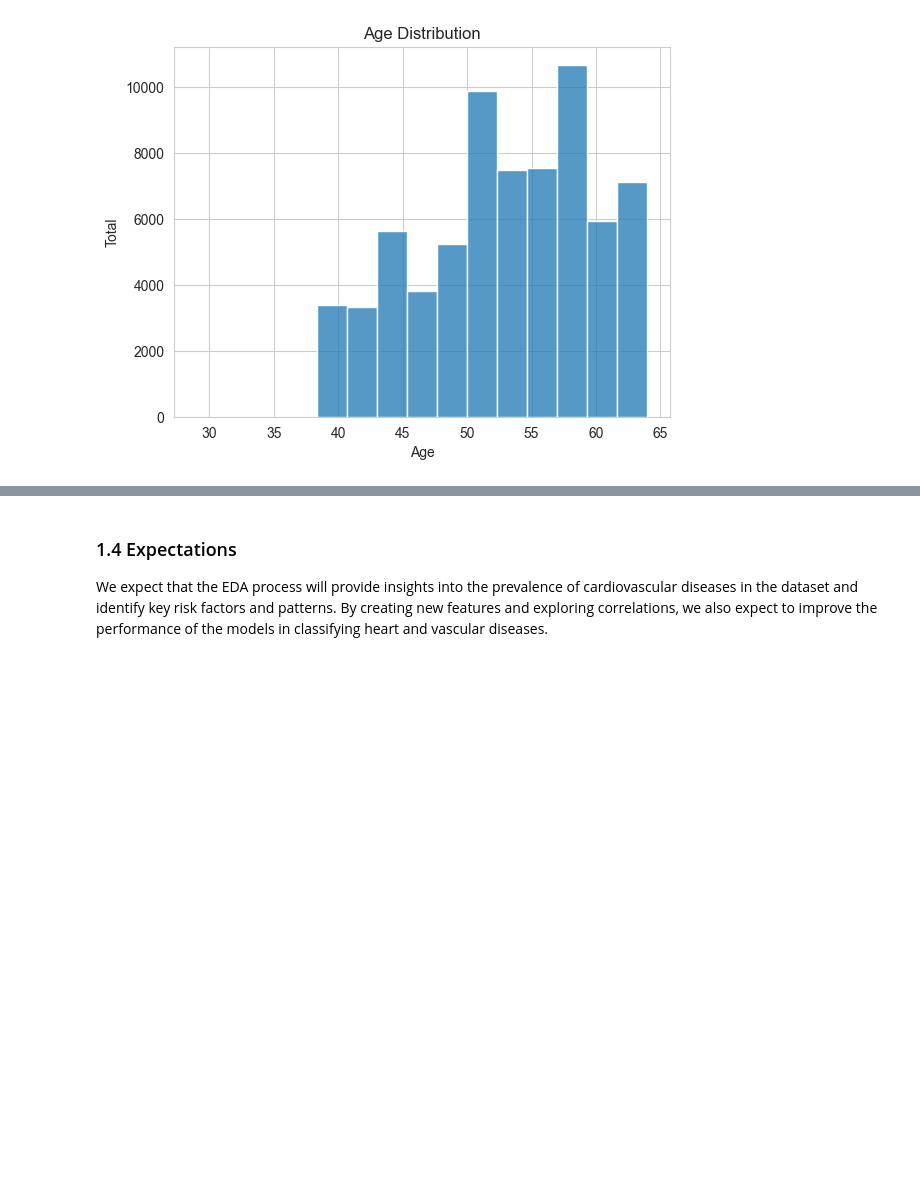
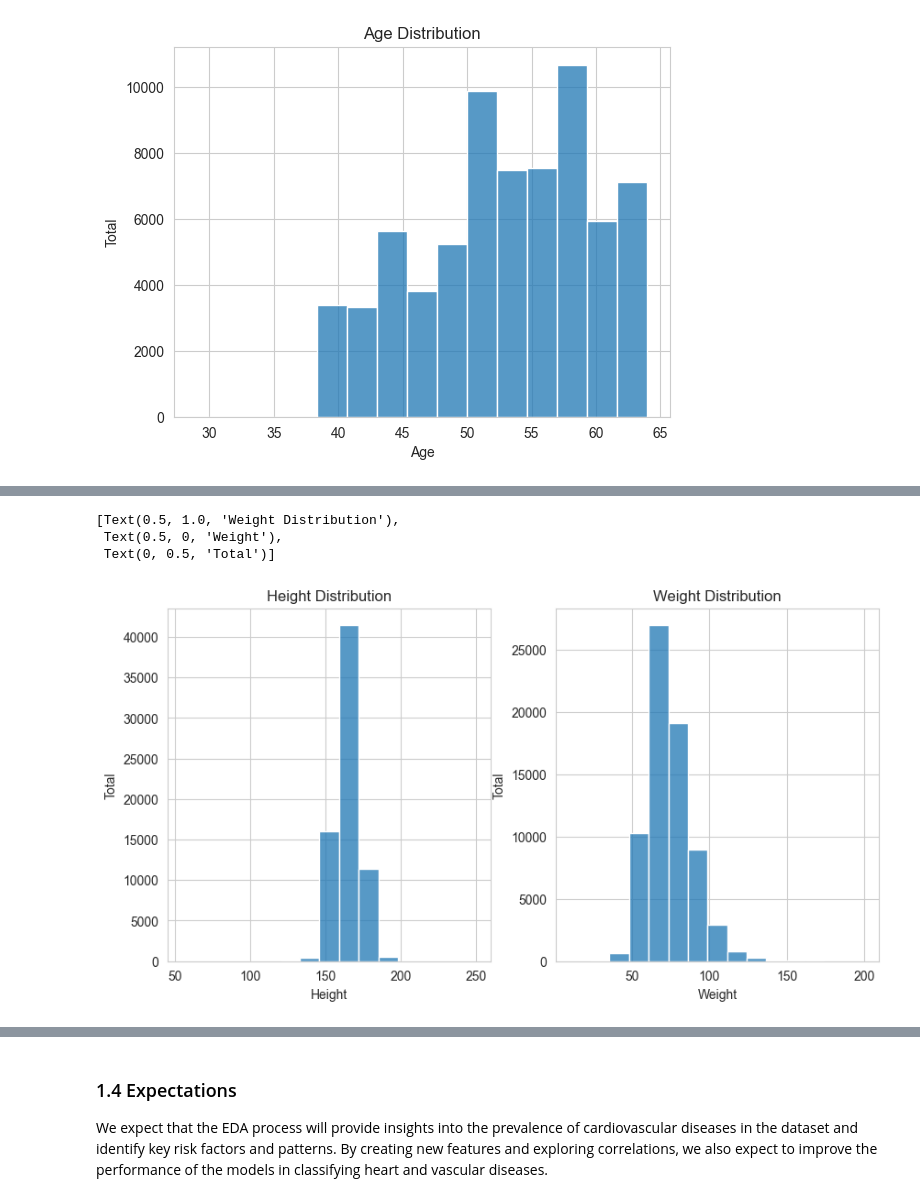
Before and after one commit to Robergjo/MachineLearning-Joakim-Roberg, a Jupyter notebook: Lab/Upgift1.ipynb, the cells around one changed output, grey strips where cells are left out. Cells and saved outputs as stored; diff of their text form; code cells hidden in the pictures; blank space fills up the shorter version.

```diff
--- a/Lab/Upgift1.ipynb
+++ b/Lab/Upgift1.ipynb
@@ -120,0 +128,11 @@ Passing `palette` without assigning `hue` is deprecated and will be removed in v
+# %%
+fig, (ax1, ax2) = plt.subplots(1, 2, figsize=(10, 5))
+sns.histplot(df["height"], bins=15, ax=ax1)
+sns.histplot(df["weight"], bins=15, ax=ax2)
+ax1.set(title="Height Distribution", xlabel="Height", ylabel="Total")
+ax2.set(title="Weight Distribution", xlabel="Weight", ylabel="Total")
+# %% [output]
+[Text(0.5, 1.0, 'Weight Distribution'),
+ Text(0.5, 0, 'Weight'),
+ Text(0, 0.5, 'Total')]
+[figure, added]
```
Also changed, not shown: parts of 9 cells of this notebook.
